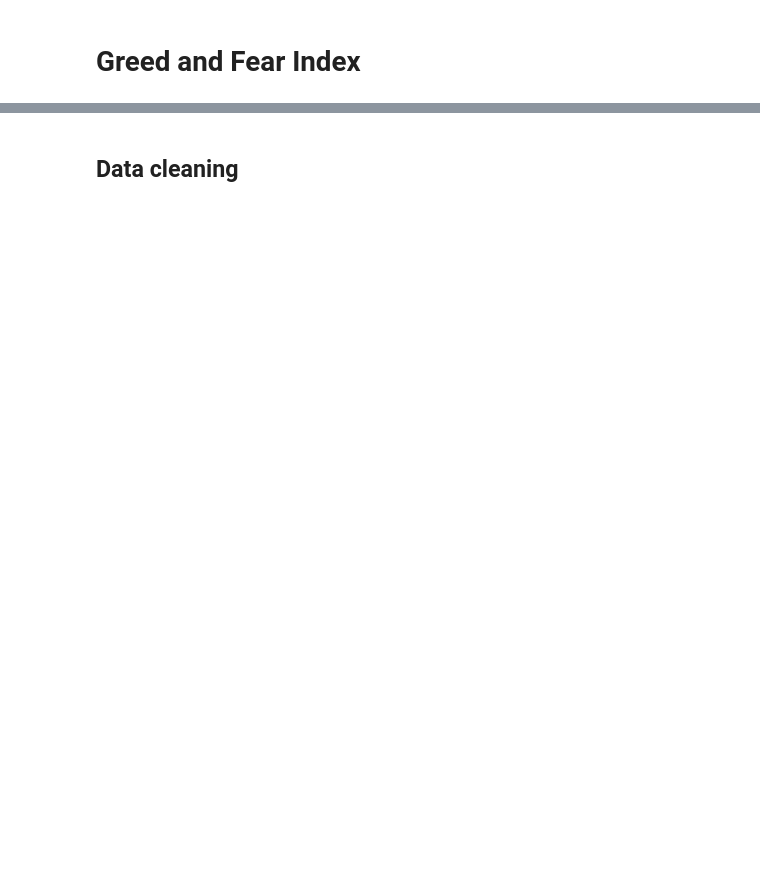
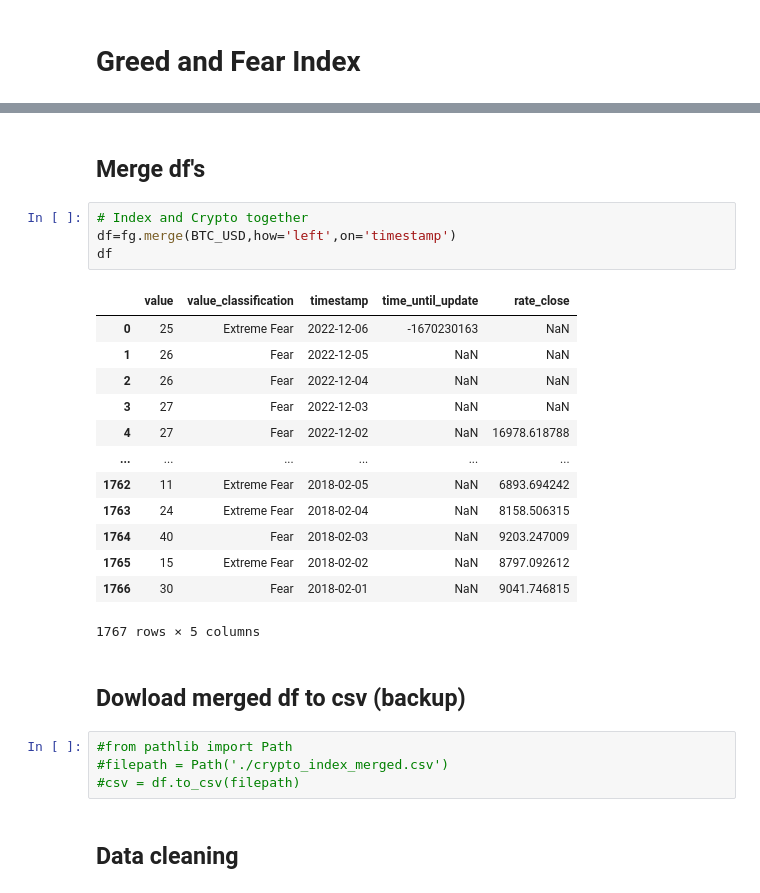
Before and after one commit to monicasainer/gossips_cryptos, a Jupyter notebook: notebooks/magnusstrand.ipynb, the cells around one changed output, grey strips where cells are left out. Saved outputs shown, nothing was run; the diff lists cells and outputs as text; blank space fills up the shorter version.

```diff
--- a/notebooks/magnusstrand.ipynb
+++ b/notebooks/magnusstrand.ipynb
@@ -173,2 +64,28 @@ df
+# %% [markdown]
+## Merge df's
+# %%
+# Index and Crypto together
+df=fg.merge(BTC_USD,how='left',on='timestamp')
+df
+# %% [output]
+|  | value | value_classification | timestamp | time_until_update | rate_close |
+| 0 | 25 | Extreme Fear | 2022-12-06 | -1670230163 | NaN |
+| 1 | 26 | Fear | 2022-12-05 | NaN | NaN |
+| 2 | 26 | Fear | 2022-12-04 | NaN | NaN |
+| 3 | 27 | Fear | 2022-12-03 | NaN | NaN |
+| 4 | 27 | Fear | 2022-12-02 | NaN | 16978.618788 |
+| ... | ... | ... | ... | ... | ... |
+| 1762 | 11 | Extreme Fear | 2018-02-05 | NaN | 6893.694242 |
+| 1763 | 24 | Extreme Fear | 2018-02-04 | NaN | 8158.506315 |
+| 1764 | 40 | Fear | 2018-02-03 | NaN | 9203.247009 |
+| 1765 | 15 | Extreme Fear | 2018-02-02 | NaN | 8797.092612 |
+| 1766 | 30 | Fear | 2018-02-01 | NaN | 9041.746815 |
+1767 rows × 5 columns
+# %% [markdown]
+## Dowload merged df to csv (backup)
+# %%
+#from pathlib import Path
+#filepath = Path('./crypto_index_merged.csv')
+#csv = df.to_csv(filepath)
 # %% [markdown]
 ## Data cleaning
```
Also changed, not shown: parts of 45 cells of this notebook, 1 other file.
